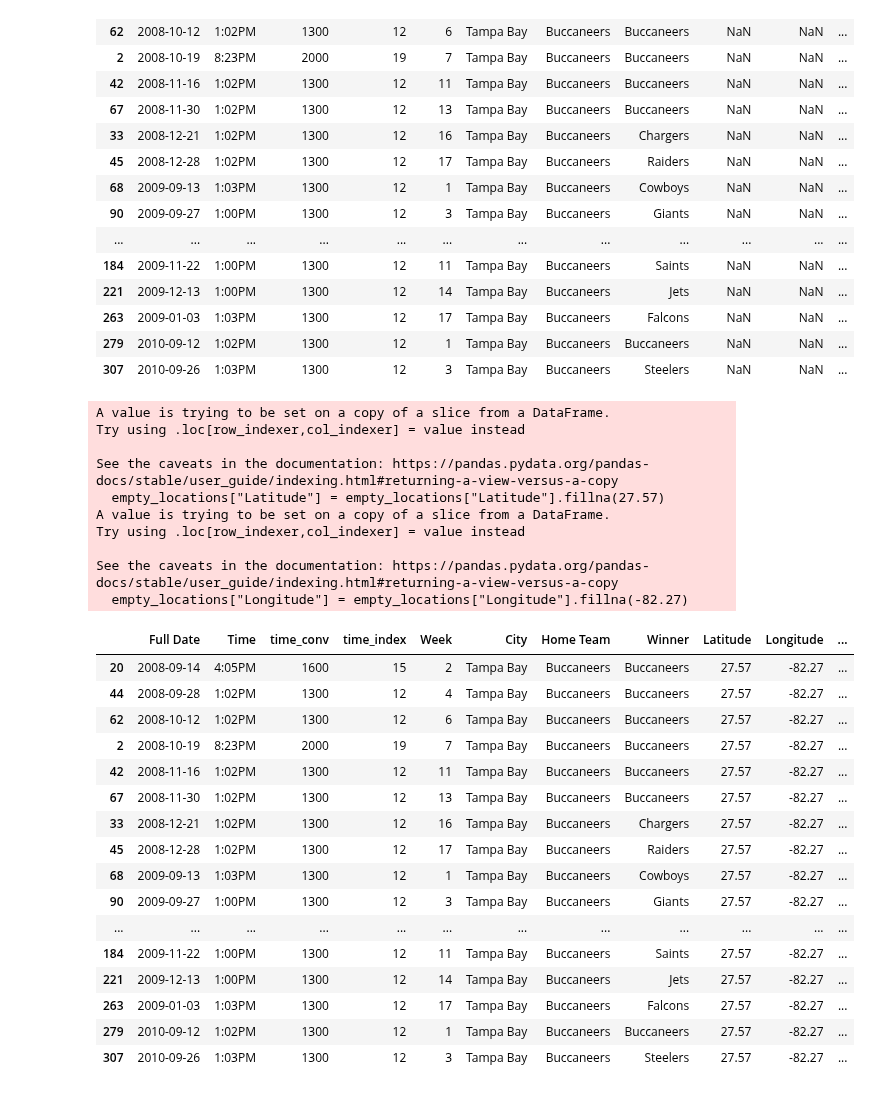
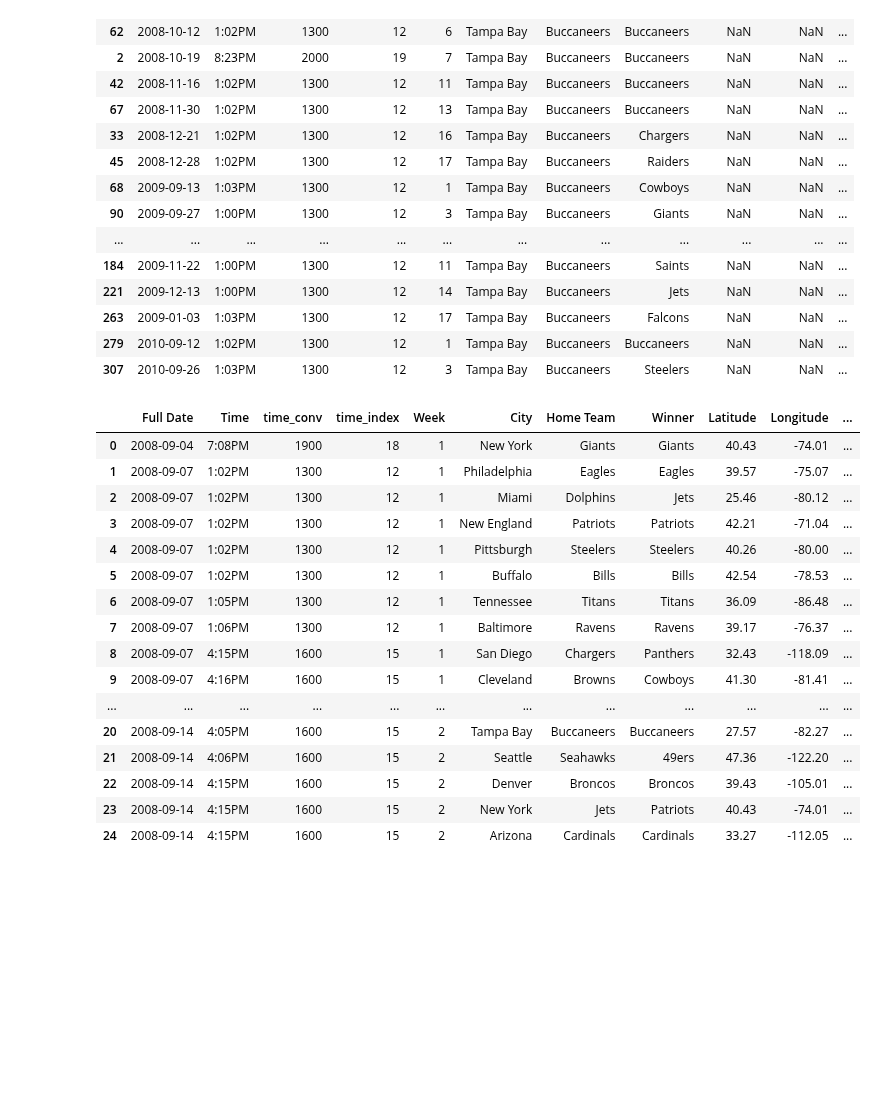
Before and after one commit to ybgandhi/Kickstart_Project, a Jupyter notebook: Dataset.ipynb, the cells around one changed output. Drawn from its saved outputs; the diff is of its cells as text; code cells hidden in the pictures; blank space fills up the shorter version.

```diff
--- a/Dataset.ipynb
+++ b/Dataset.ipynb
@@ -71,41 +56,35 @@ empty_locations
 #locations_list = ({'Franchise': ['Chicago', 'Green Bay', 'Arizona', 'Baltimore', 'Buffalo', 'Carolina', 'Cincinnati', 'Cleveland', 'Denver', 'Indianapolis', 'Jacksonville', 'Kansas City', 'Miami', 'New England', 'New York', 'Oakland', 'Philadelphia', 'Pittsburgh', 'St. Louis', 'San Diego', 'San Francisco', 'Seattle', 'Tampa Bay', 'Tennessee', 'Washington'], 'Latitude': [41.529998779296875, 44.29999923706055, 33.27000045776367, 39.16999816894531, 42.540000915527344, 35.13999938964844, 39.060001373291016, 41.29999923706055, 39.43000030517578, 39.459999084472656, 30.200000762939453, 39.060001373291016, 25.459999084472656, 42.209999084472656, 40.43000030517578, 37.470001220703125, 39.56999969482422, 40.2599983215332, 38.380001068115234, 32.43000030517578, 37.47999954223633, 47.36000061035156, 27.56999969482422, 36.09000015258789, 38.540000915527344], 'Longitude': [-87.37999725341797, -88.01000213623047, -112.05000305175781, -76.37000274658203, -78.52999877929688, -80.5, -84.30999755859375, -81.41000366210938, -105.01000213623047, -86.08999633789062, -81.4000015258789, -94.37000274658203, -80.12000274658203, -71.04000091552734, -74.01000213623047, -122.12999725341797, -75.06999969482422, -80.0, -90.11000061035156, -118.08999633789062, -122.23999786376953, -122.19999694824219, -82.2699966430664, -86.4800033569336, -77.01000213623047]})
 #locations = pd.DataFrame(locations_list)
 #locations = locations.round(2)
+# %%
+merged["Latitude"] = merged["Latitude"].fillna(27.57)
+merged["Longitude"] = merged["Longitude"].fillna(-82.27)
+# %%
+merged.head(25)
+# %% [output]
+|  | Full Date | Time | time_conv | time_index | Week | City | Home Team | Winner | Latitude | Longitude | ... |
+| 0 | 2008-09-04 | 7:08PM | 1900 | 18 | 1 | New York | Giants | Giants | 40.43 | -74.01 | ... |
+| 1 | 2008-09-07 | 1:02PM | 1300 | 12 | 1 | Philadelphia | Eagles | Eagles | 39.57 | -75.07 | ... |
+| 2 | 2008-09-07 | 1:02PM | 1300 | 12 | 1 | Miami | Dolphins | Jets | 25.46 | -80.12 | ... |
+| 3 | 2008-09-07 | 1:02PM | 1300 | 12 | 1 | New England | Patriots | Patriots | 42.21 | -71.04 | ... |
+| 4 | 2008-09-07 | 1:02PM | 1300 | 12 | 1 | Pittsburgh | Steelers | Steelers | 40.26 | -80.00 | ... |
+| 5 | 2008-09-07 | 1:02PM | 1300 | 12 | 1 | Buffalo | Bills | Bills | 42.54 | -78.53 | ... |
+| 6 | 2008-09-07 | 1:05PM | 1300 | 12 | 1 | Tennessee | Titans | Titans | 36.09 | -86.48 | ... |
+| 7 | 2008-09-07 | 1:06PM | 1300 | 12 | 1 | Baltimore | Ravens | Ravens | 39.17 | -76.37 | ... |
+| 8 | 2008-09-07 | 4:15PM | 1600 | 15 | 1 | San Diego | Chargers | Panthers | 32.43 | -118.09 | ... |
+| 9 | 2008-09-07 | 4:16PM | 1600 | 15 | 1 | Cleveland | Browns | Cowboys | 41.30 | -81.41 | ... |
+| ... | ... | ... | ... | ... | ... | ... | ... | ... | ... | ... | ... |
+| 20 | 2008-09-14 | 4:05PM | 1600 | 15 | 2 | Tampa Bay | Buccaneers | Buccaneers | 27.57 | -82.27 | ... |
+| 21 | 2008-09-14 | 4:06PM | 1600 | 15 | 2 | Seattle | Seahawks | 49ers | 47.36 | -122.20 | ... |
+| 22 | 2008-09-14 | 4:15PM | 1600 | 15 | 2 | Denver | Broncos | Broncos | 39.43 | -105.01 | ... |
+| 23 | 2008-09-14 | 4:15PM | 1600 | 15 | 2 | New York | Jets | Patriots | 40.43 | -74.01 | ... |
+| 24 | 2008-09-14 | 4:15PM | 1600 | 15 | 2 | Arizona | Cardinals | Cardinals | 33.27 | -112.05 | ... |
 # %%
-empty_locations["Latitude"] = empty_locations["Latitude"].fillna(27.57)
-empty_locations["Longitude"] = empty_locations["Longitude"].fillna(-82.27)
+#empty_locations["Latitude"] = empty_locations["Latitude"].fillna(27.57)
+#empty_locations["Longitude"] = empty_locations["Longitude"].fillna(-82.27)
-# %% [output]
-A value is trying to be set on a copy of a slice from a DataFrame.
-Try using .loc[row_indexer,col_indexer] = value instead
-
-See the caveats in the documentation: https://pandas.pydata.org/pandas-docs/stable/user_guide/indexing.html#returning-a-view-versus-a-copy
-  empty_locations["Latitude"] = empty_locations["Latitude"].fillna(27.57)
-A value is trying to be set on a copy of a slice from a DataFrame.
-Try using .loc[row_indexer,col_indexer] = value instead
-
-See the caveats in the documentation: https://pandas.pydata.org/pandas-docs/stable/user_guide/indexing.html#returning-a-view-versus-a-copy
-  empty_locations["Longitude"] = empty_locations["Longitude"].fillna(-82.27)
 # %%
-filled_locations = empty_locations
-filled_locations
+#filled_locations = empty_locations
+#filled_locations
-# %% [output]
-|  | Full Date | Time | time_conv | time_index | Week | City | Home Team | Winner | Latitude | Longitude | ... |
-| 20 | 2008-09-14 | 4:05PM | 1600 | 15 | 2 | Tampa Bay | Buccaneers | Buccaneers | 27.57 | -82.27 | ... |
-| 44 | 2008-09-28 | 1:02PM | 1300 | 12 | 4 | Tampa Bay | Buccaneers | Buccaneers | 27.57 | -82.27 | ... |
-| 62 | 2008-10-12 | 1:02PM | 1300 | 12 | 6 | Tampa Bay | Buccaneers | Buccaneers | 27.57 | -82.27 | ... |
-| 2 | 2008-10-19 | 8:23PM | 2000 | 19 | 7 | Tampa Bay | Buccaneers | Buccaneers | 27.57 | -82.27 | ... |
-| 42 | 2008-11-16 | 1:02PM | 1300 | 12 | 11 | Tampa Bay | Buccaneers | Buccaneers | 27.57 | -82.27 | ... |
-| 67 | 2008-11-30 | 1:02PM | 1300 | 12 | 13 | Tampa Bay | Buccaneers | Buccaneers | 27.57 | -82.27 | ... |
-| 33 | 2008-12-21 | 1:02PM | 1300 | 12 | 16 | Tampa Bay | Buccaneers | Chargers | 27.57 | -82.27 | ... |
-| 45 | 2008-12-28 | 1:02PM | 1300 | 12 | 17 | Tampa Bay | Buccaneers | Raiders | 27.57 | -82.27 | ... |
-| 68 | 2009-09-13 | 1:03PM | 1300 | 12 | 1 | Tampa Bay | Buccaneers | Cowboys | 27.57 | -82.27 | ... |
-| 90 | 2009-09-27 | 1:00PM | 1300 | 12 | 3 | Tampa Bay | Buccaneers | Giants | 27.57 | -82.27 | ... |
-| ... | ... | ... | ... | ... | ... | ... | ... | ... | ... | ... | ... |
-| 184 | 2009-11-22 | 1:00PM | 1300 | 12 | 11 | Tampa Bay | Buccaneers | Saints | 27.57 | -82.27 | ... |
-| 221 | 2009-12-13 | 1:00PM | 1300 | 12 | 14 | Tampa Bay | Buccaneers | Jets | 27.57 | -82.27 | ... |
-| 263 | 2009-01-03 | 1:03PM | 1300 | 12 | 17 | Tampa Bay | Buccaneers | Falcons | 27.57 | -82.27 | ... |
-| 279 | 2010-09-12 | 1:02PM | 1300 | 12 | 1 | Tampa Bay | Buccaneers | Buccaneers | 27.57 | -82.27 | ... |
-| 307 | 2010-09-26 | 1:03PM | 1300 | 12 | 3 | Tampa Bay | Buccaneers | Steelers | 27.57 | -82.27 | ... |
 # %%
 # titans and other teams with blank rows/pulls
 # %%
```
Also changed, not shown: parts of 38 cells of this notebook.
